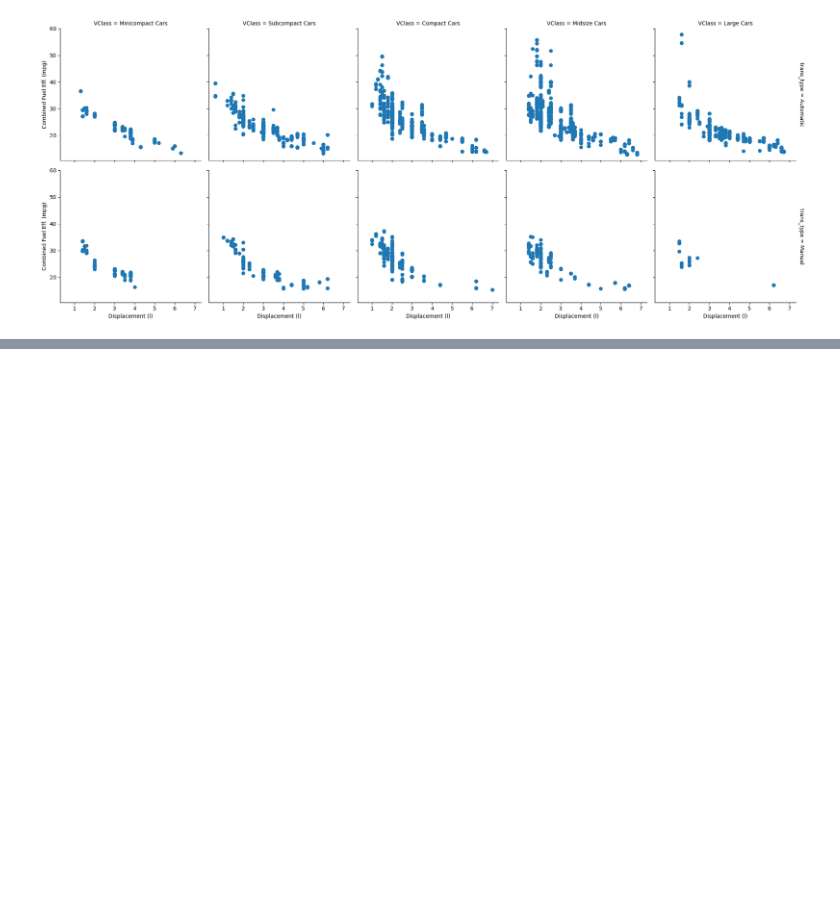
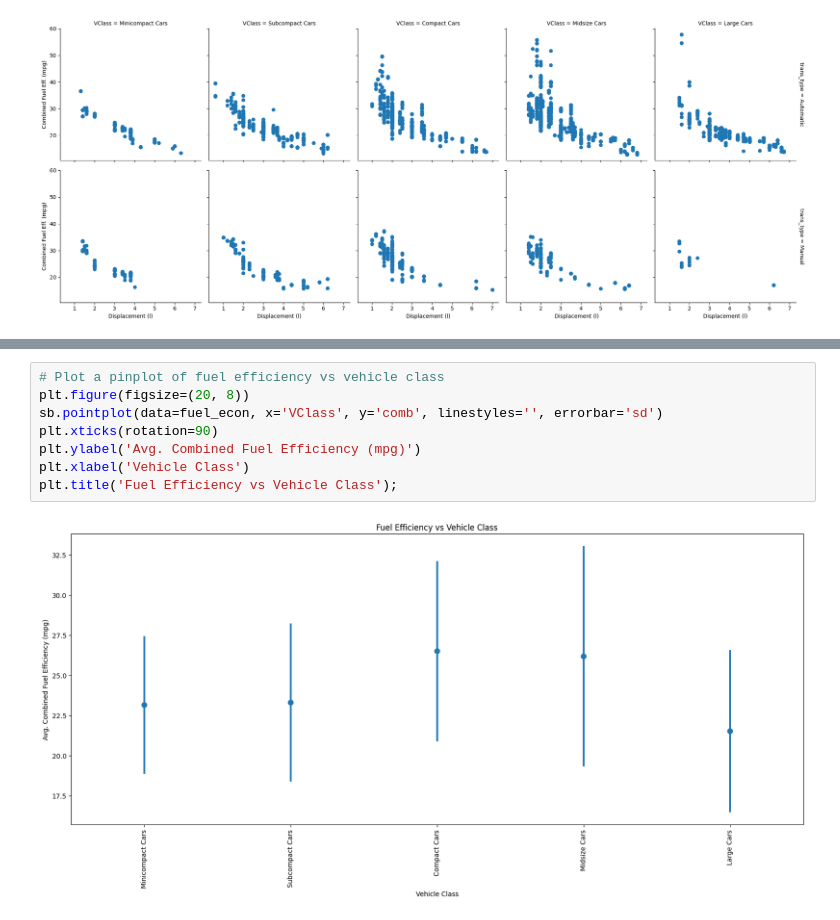
Before and after one commit to kisyular/data-visualization, a Jupyter notebook: Intro-Data-Visualization.ipynb, the cells around one changed output, grey strips where cells are left out. Saved outputs shown, nothing was run; the diff lists cells and outputs as text; blank space fills up the shorter version.

Commit message:
MULTIVARIATE EXPLORATION OF DATA - ADAPTATION OF BIVARIATE PLOTS

```diff
--- a/Intro-Data-Visualization.ipynb
+++ b/Intro-Data-Visualization.ipynb
@@ -1643,0 +1649,10 @@ g.set_axis_labels('Displacement (l)', 'Combined Fuel Eff. (mpg)');
+# %%
+# Plot a pinplot of fuel efficiency vs vehicle class
+plt.figure(figsize=(20, 8))
+sb.pointplot(data=fuel_econ, x='VClass', y='comb', linestyles='', errorbar='sd')
+plt.xticks(rotation=90)
+plt.ylabel('Avg. Combined Fuel Efficiency (mpg)')
+plt.xlabel('Vehicle Class')
+plt.title('Fuel Efficiency vs Vehicle Class');
+# %% [output]
+[figure, added]
```
Also changed, not shown: parts of 4 cells of this notebook.
